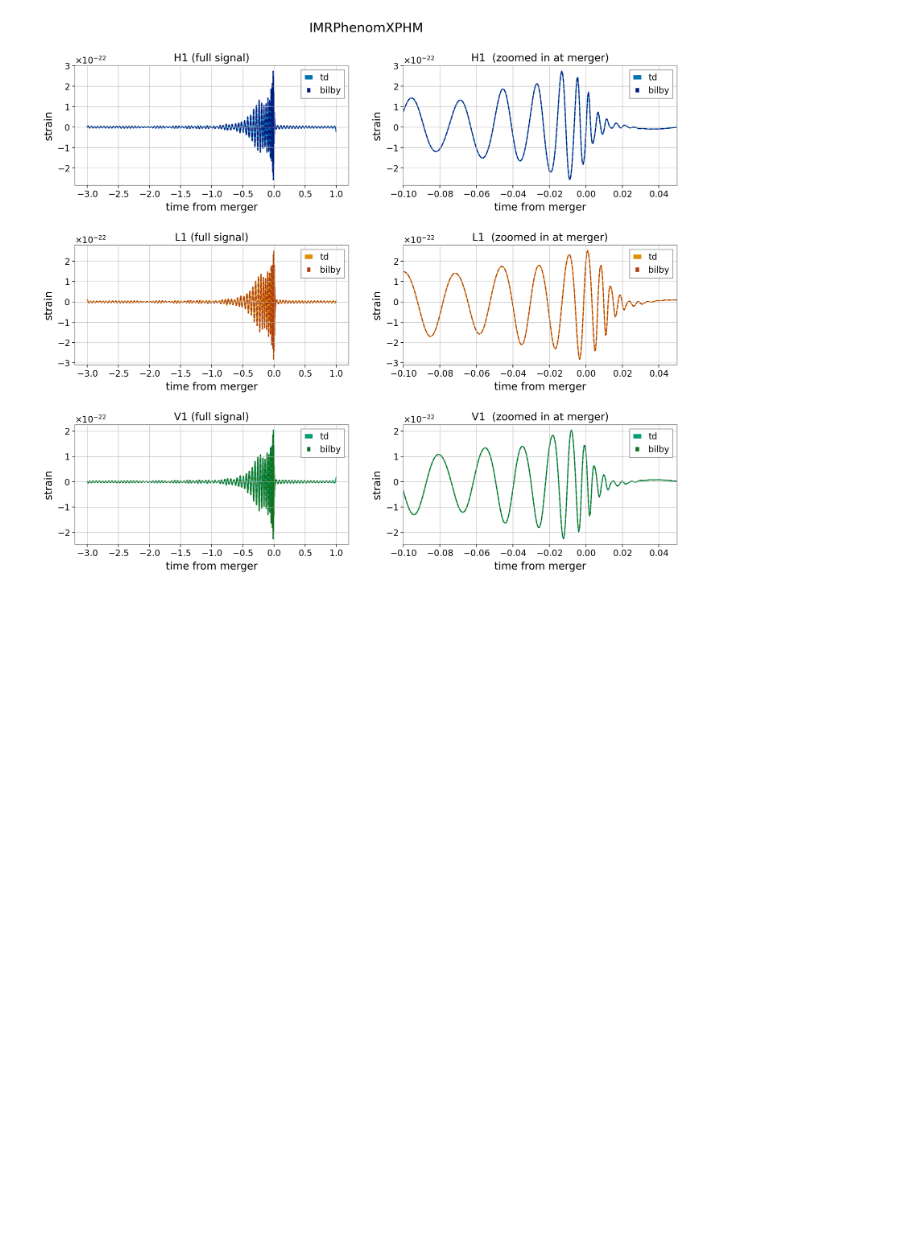
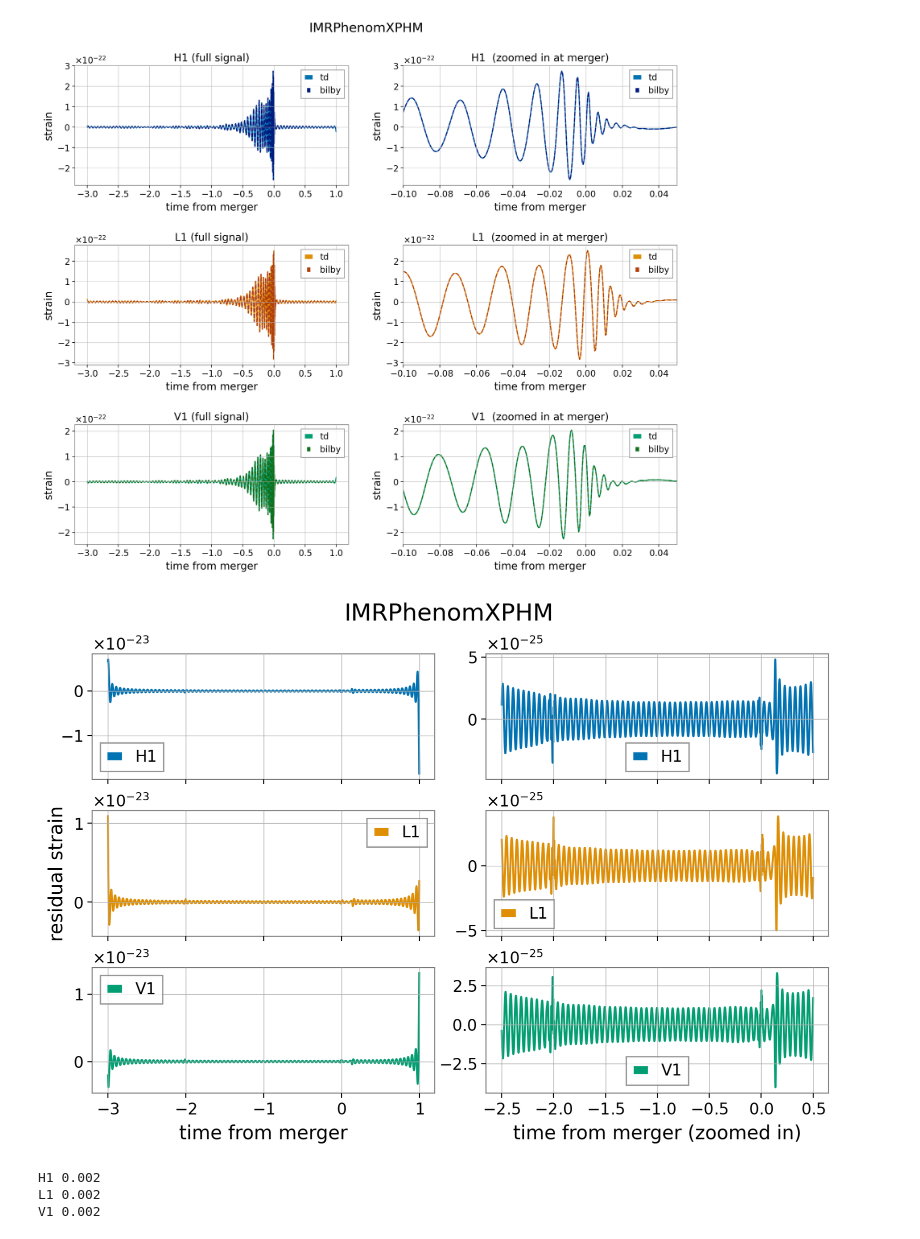
Before and after one commit to simonajmiller/tdinf, a Jupyter notebook: review/waveform_generation_comparison.ipynb, the cells around one changed output. Saved outputs shown, nothing was run; the diff lists cells and outputs as text; code cells hidden in the pictures; blank space fills up the shorter version.

```diff
--- a/review/waveform_generation_comparison.ipynb
+++ b/review/waveform_generation_comparison.ipynb
@@ -313,0 +334,9 @@ They agree!
+# %%
+for i, ifo in enumerate(ifos):
+    residual = h_ifos_transformed[ifo][:-1] - ifo_list_bilby[i].time_domain_strain
+
+    # compare the maximum strain and the maximum residual
+    OOM_residual = np.max(np.abs(residual))
+    OOM_signal = np.max(np.abs(ifo_list_bilby[i].time_domain_strain))
+
+    print(ifo, round(OOM_residual/OOM_signal,3))
@@ -404,4 +437,43 @@ plt.suptitle('IMRPhenomXPHM', y=0.95, fontsize=18)
 plt.show()
 # %% [output]
 [figure]
+# %%
+# and plot residuals
+fig, axes = plt.subplots(nrows=3, ncols=2, figsize=(10,12/2), sharex='col')
+
+for i, ifo in enumerate(ifos):
+
+    times_ifo = ifo_list_bilby_phenom[i].time_array - injection['geocenter_time']
+    residual = h_ifos_transformed_phenom[ifo][:-1] - ifo_list_bilby_phenom[i].time_domain_strain
+    mask = (times_ifo > -2.5) & (times_ifo < 0.5)
+
+    axes[i][0].plot(times_ifo, residual, color=cmap1[i], label=ifo)
+    axes[i][0].legend()
+
+    axes[i][1].plot(times_ifo[mask], residual[mask], color=cmap1[i], label=ifo)
+    axes[i][1].legend()
+
+plt.subplots_adjust(hspace=0.25, wspace=0.15)
+axes[1][0].set_ylabel('residual strain')
+axes[-1][-1].set_xlabel('time from merger (zoomed in)')
+axes[-1][0].set_xlabel('time from merger')
+plt.suptitle('IMRPhenomXPHM', y=0.97, fontsize=18)
+plt.show()
+# %% [output]
+[figure, added]
+# %%
+for i, ifo in enumerate(ifos):
+
+    residual = h_ifos_transformed_phenom[ifo][:-1] - ifo_list_bilby_phenom[i].time_domain_strain
+    mask = (times_ifo > -2.5) & (times_ifo < 0.5)
+
+    # compare the maximum strain and the maximum residual
+    OOM_residual = np.max(np.abs(residual[mask]))
+    OOM_signal = np.max(np.abs(ifo_list_bilby[i].time_domain_strain[mask]))
+
+    print(ifo, round(OOM_residual/OOM_signal,3))
+# %% [output]
+H1 0.002
+L1 0.002
+V1 0.002
 # %% [markdown]
```
Also changed, not shown: parts of 8 cells of this notebook, 2 other files.
